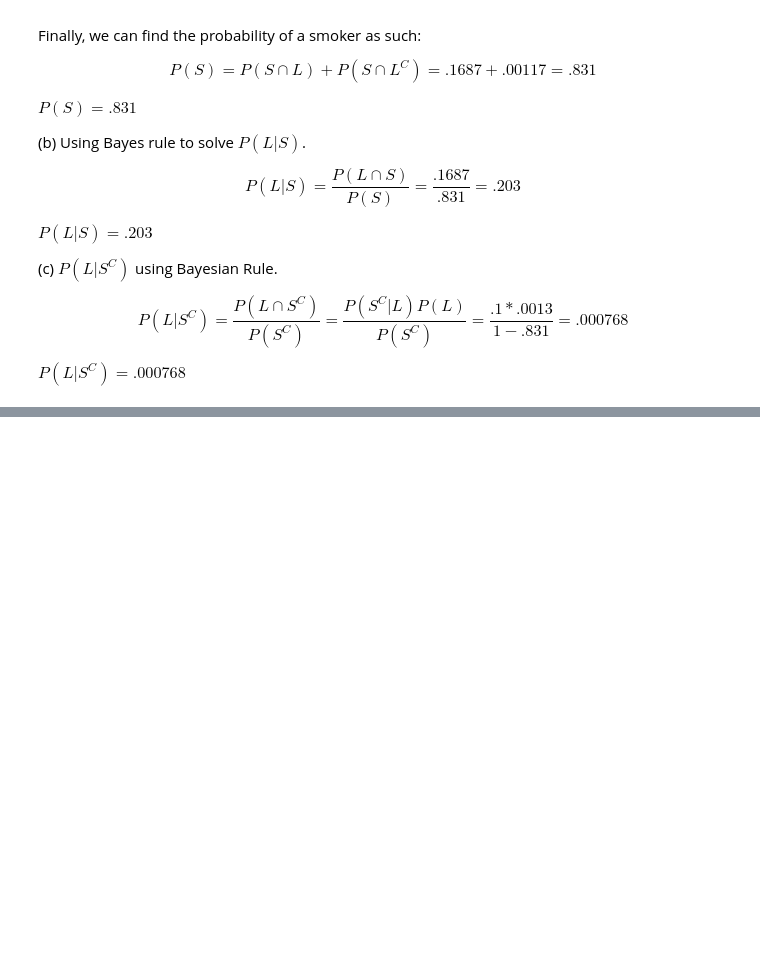
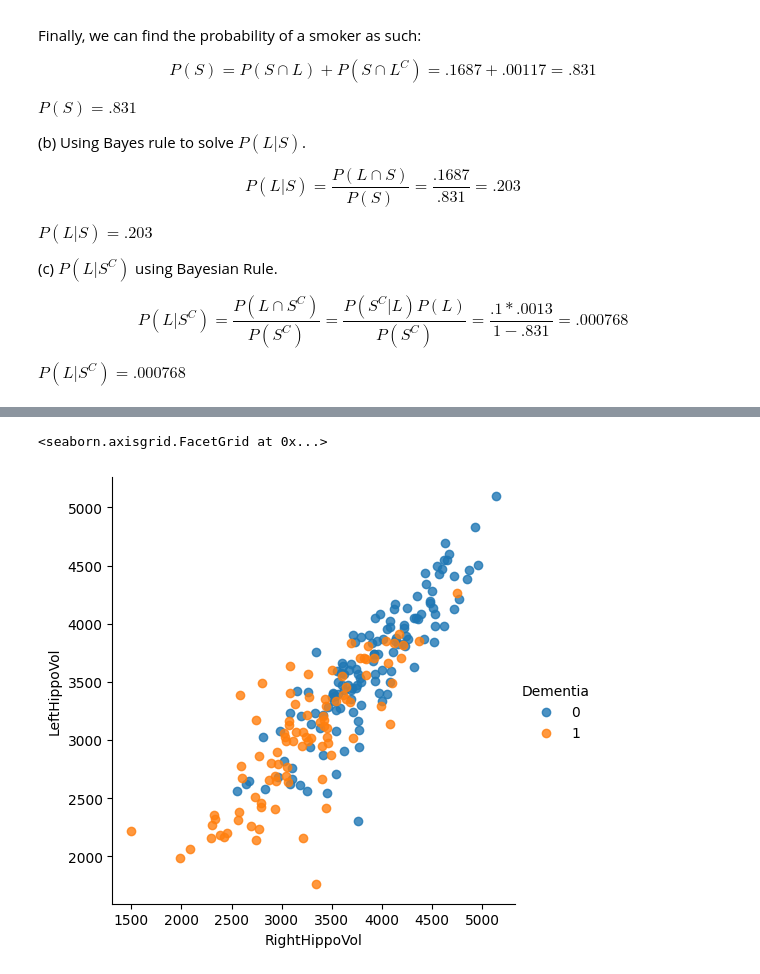
Before and after one commit to Tazering/UVA-CS, a Jupyter notebook: CS-3501_Zhang/tkj9ep_CS3501_PS1.ipynb, the cells around one changed output, grey strips where cells are left out. Drawn from its saved outputs; the diff is of its cells as text; code cells hidden in the pictures; blank space fills up the shorter version.

```diff
--- a/CS-3501_Zhang/tkj9ep_CS3501_PS1.ipynb
+++ b/CS-3501_Zhang/tkj9ep_CS3501_PS1.ipynb
@@ -121,0 +128,11 @@ $P(L | S^C) = .000768$
+# %%
+import pandas as pd
+import numpy as np
+
+filepath = "./OASIS-hippocampus.csv"
+
+# get the file
+hippocampus_data = pd.read_csv(filepath)
+
+# print the head of the file
+hippocampus_data.head()
@@ -121,0 +166,8 @@ $P(L | S^C) = .000768$
+# %%
+import seaborn as sns
+
+sns.lmplot(data = hippocampus_data, x = "RightHippoVol", y = "LeftHippoVol",
+           hue = "Dementia", fit_reg = False, legend = True)
+# %% [output]
+<seaborn.axisgrid.FacetGrid at 0x...>
+[figure, added]
```
Also changed, not shown: parts of 5 cells of this notebook.
